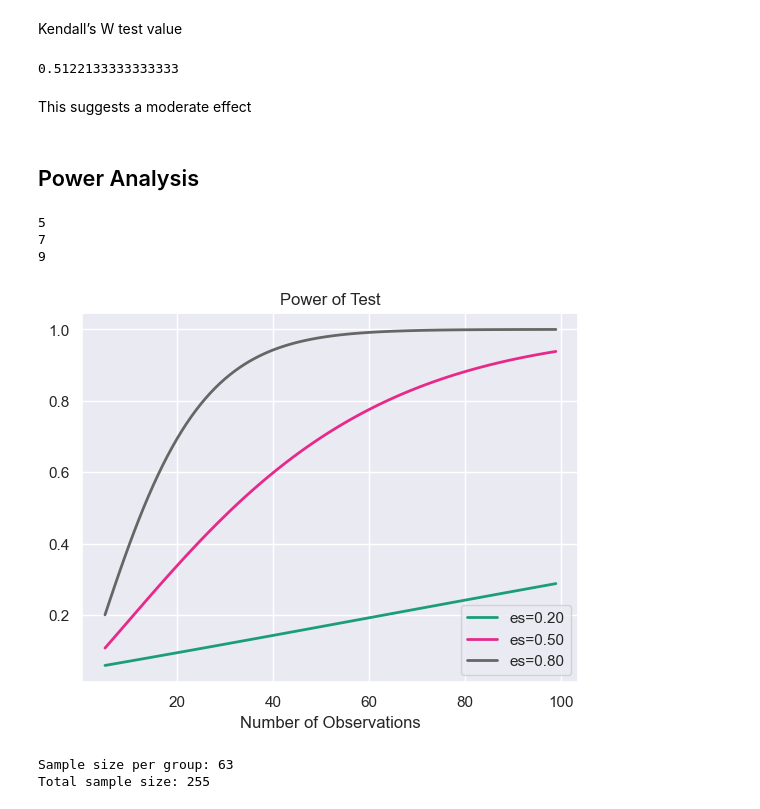
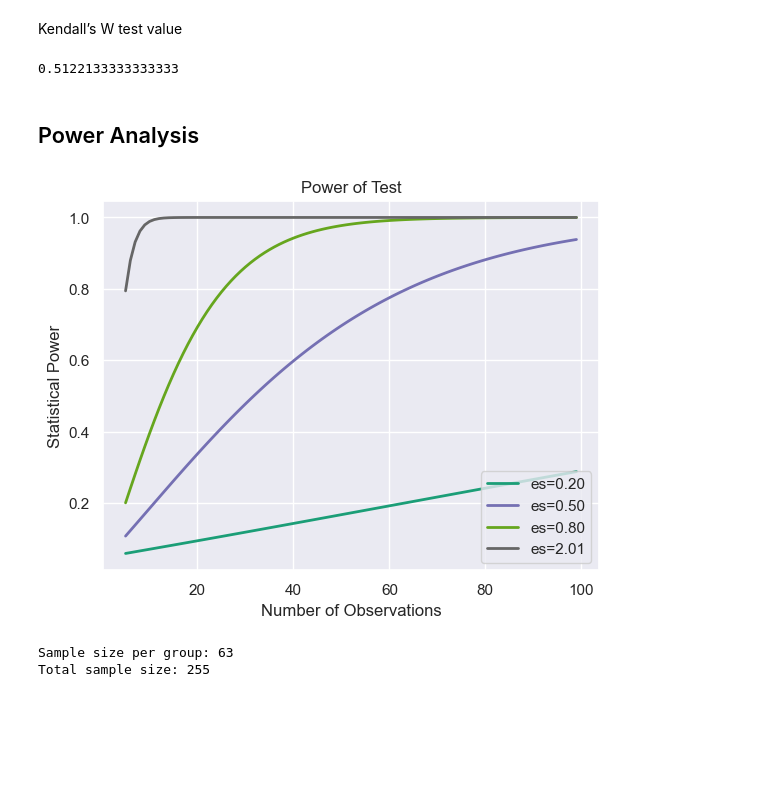
Before and after one commit to zoisboukouvalas/MachineLearningEvaluation_TowardsReliableResponsibleAI, a Jupyter notebook: Part_II/Chapter-6-Statistical-Significance/StatisticalSignificance_SO.ipynb, the cells around one changed output. Drawn from its saved outputs; the diff is of its cells as text; code cells hidden in the pictures; blank space fills up the shorter version.

```diff
--- a/Part_II/Chapter-6-Statistical-Significance/StatisticalSignificance_SO.ipynb
+++ b/Part_II/Chapter-6-Statistical-Significance/StatisticalSignificance_SO.ipynb
@@ -2530,0 +2523,8 @@ cohens_D
+# %%
+def cohen_statistic(clf1, clf2):
+    diff = np.mean(DT_all) - np.mean(SVM_all)
+    var_dt = np.var(DT_all)
+    var_svm = np.var(SVM_all)
+
+    cohens_D = diff / np.sqrt((var_dt + var_svm)/2)
+    return  cohens_D
@@ -2573,34 +2597,56 @@ r
 # %%
 # Friedman test statistic value
 # 3.9204545454545325
-W = (3.92 ** 2) / (10 * (4 - 1))
-W
+
+def effect_size_friedman(χ = 3.92, N = 10, k =  4):
+    """
+    W corresponds to the Kendall’s W test value
+    χ2 corresponds to the Friedman test statistic value
+    N corresponds to the sample size, i.e., the number of domains on which the comparison is
+    being carried out.
+    k corresponds to the number of measurements per subject, i.e., the number of learning
+algorithms being compared in this experiment.
+    """
+    W = (χ ** 2) / (N * (k - 1))
+    return W
-# %% [output]
-0.5122133333333333
-# %% [markdown]
-This suggests a moderate effect
+# %%
+effect_size_friedman()
+# %% [output]
+0.5122133333333333
 # %% [markdown]
 ## Power Analysis
-# %%
-for i in range(5, 10,2):
-    print(i)
-# %% [output]
-5
-7
-9
 # %%
+import pandas as pd
 from numpy import array
 from matplotlib import pyplot
 from statsmodels.stats.power import TTestIndPower
-# parameters for power analysis
-effect_sizes = array([0.2, 0.5, 0.8])
+
+
+# extract the two groups that you want to compare
+group1 = DT_all
+group2 = SVM_all
+
+# compute the effect size of the difference between the two groups using Cohen’s
+effect_size = cohen_statistic(group1, group2)
+
+# define an array of effect sizes to analyze
+effect_sizes = array([0.2, 0.5,0.8, effect_size])
+
+# define an array of sample sizes to analyze
 sample_sizes = array(range(5, 100))
+
 # calculate power curves from multiple power analyses
 analysis = TTestIndPower()
 analysis.plot_power(dep_var='nobs', nobs=sample_sizes, effect_size=effect_sizes)
+
+# set background color to white
+fig = pyplot.gcf()
+fig.patch.set_facecolor('white')
+pyplot.ylabel('Statistical Power')
+
 pyplot.show()
 # %% [output]
-[figure, old version]
+[figure, new version]
 # %%
 from statsmodels.stats.power import TTestIndPower
 
```
Also changed, not shown: parts of 70 cells of this notebook.
